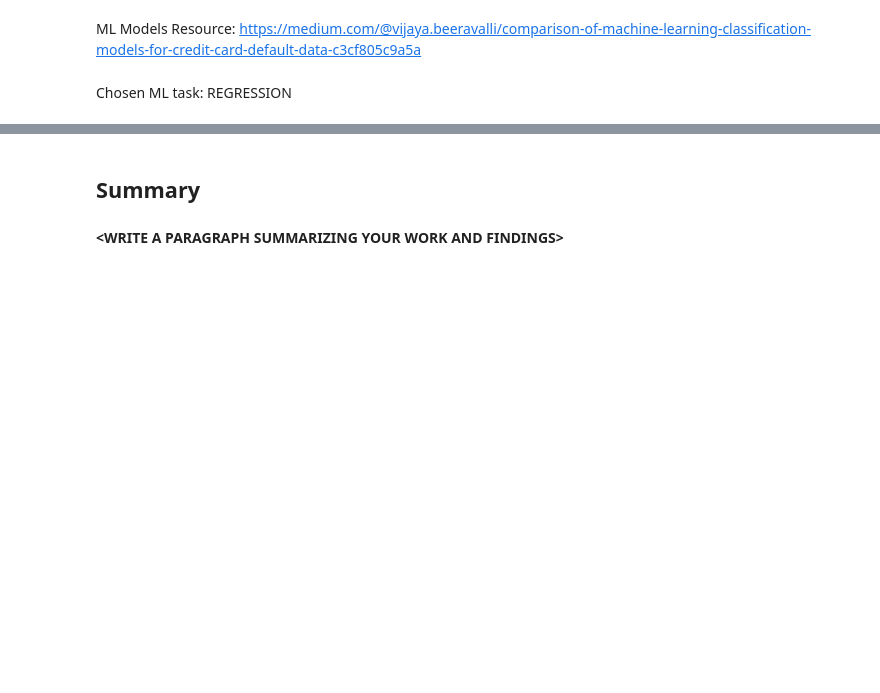
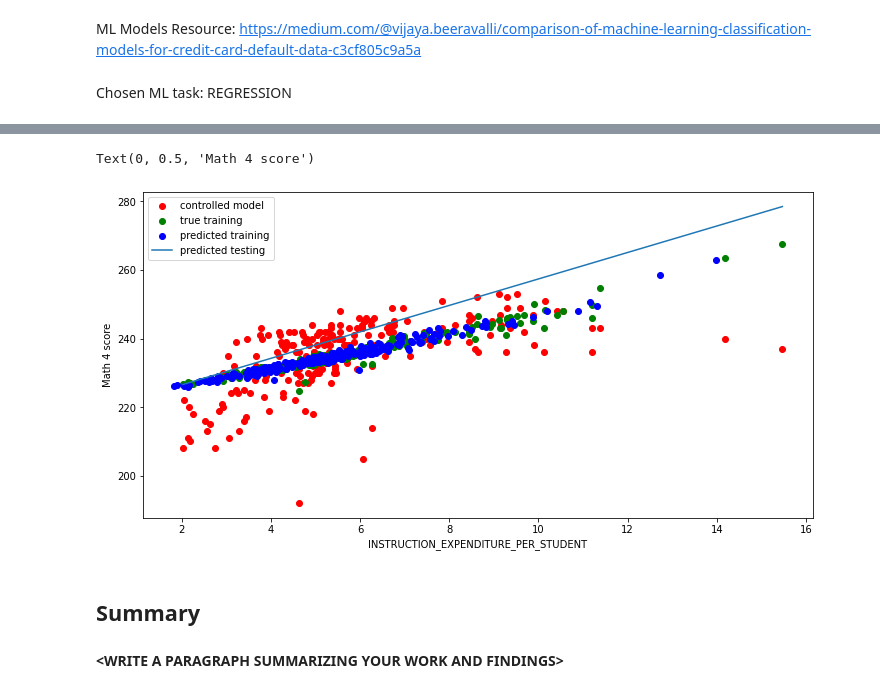
Before and after one commit to hannahyshu/MDST-checkpoints, a Jupyter notebook: checkpoint2/checkpoint2.ipynb, the cells around one changed output, grey strips where cells are left out. Saved outputs shown, nothing was run; the diff lists cells and outputs as text; code cells hidden in the pictures; blank space fills up the shorter version.

```diff
--- a/checkpoint2/checkpoint2.ipynb
+++ b/checkpoint2/checkpoint2.ipynb
@@ -191,25 +193,28 @@ plot_confusion_matrix(model, X_test, y_test,
 # %%
 # FOR REGRESSION ONLY: (pick a single column to visualize results)
 
 # Results from this graph _should not_ be used as a part of your results -- it is just here to help with intuition.
 # Instead, look at the error values and individual intercepts.
 
 
-col_name = 'Expenditures'
+col_name = 'INSTRUCTION_EXPENDITURE_PER_STUDENT'
 col_index = X_train.columns.get_loc(col_name)
 
 f = plt.figure(figsize=(12,6))
 plt.scatter(X_train[col_name], y_train, color = "red")
 plt.scatter(X_train[col_name], model.predict(X_train), color = "green")
 plt.scatter(X_test[col_name], model.predict(X_test), color = "blue")
 
 new_x = np.linspace(X_train[col_name].min(),X_train[col_name].max(),200)
 intercept = model.predict([X_train.sort_values(col_name).iloc[0]]) - X_train[col_name].min()*model.coef_[col_index]
 plt.plot(new_x, intercept+new_x*model.coef_[col_index])
 
 plt.legend(['controlled model','true training','predicted training','predicted testing'])
 plt.xlabel(col_name)
 plt.ylabel('Math 4 score')
+# %% [output]
+Text(0, 0.5, 'Math 4 score')
+[figure, added]
 # %% [markdown]
 <h2> Summary </h2>
 # %% [markdown]
```
Also changed, not shown: parts of 3 cells of this notebook.
